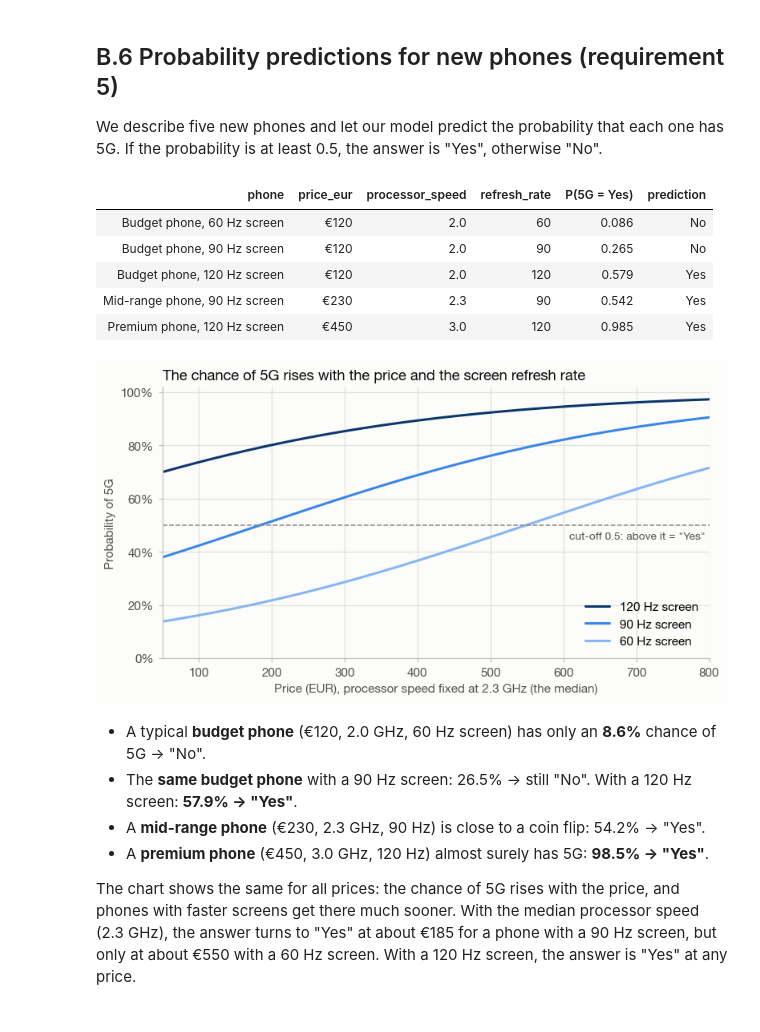
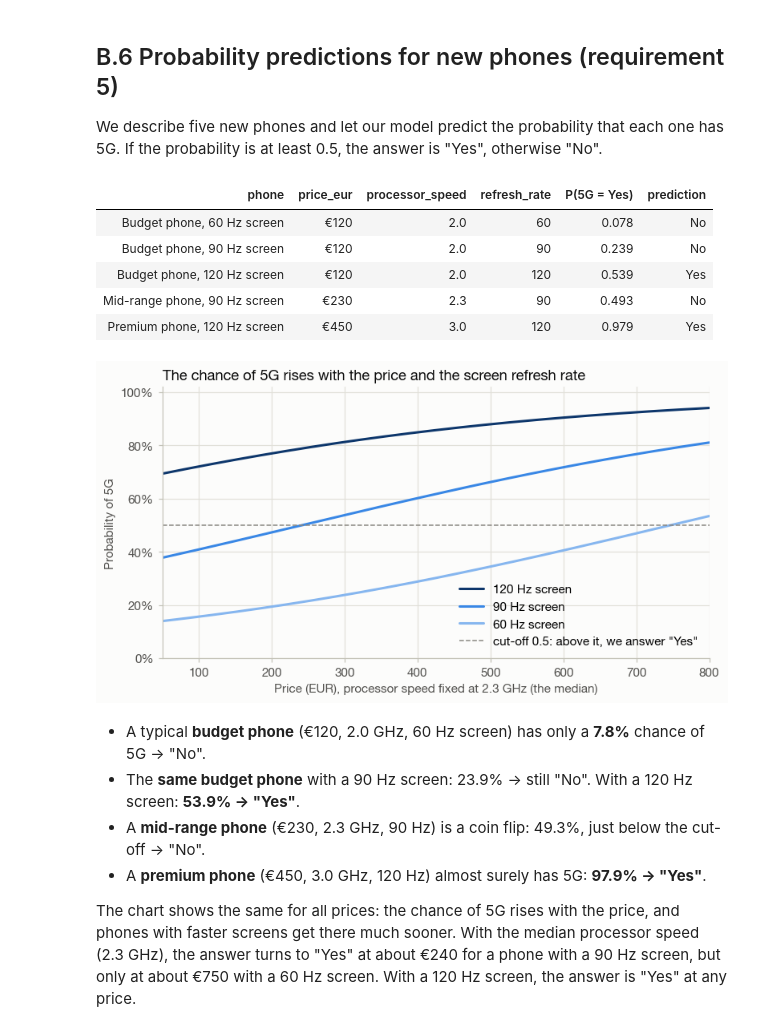
Before and after one commit to alexklep04-bit/smartphone-market-analysis, a Jupyter notebook: Task3_Regression.ipynb, the cells around one changed output. Saved outputs shown, nothing was run; the diff lists cells and outputs as text; code cells hidden in the pictures.

```diff
--- a/Task3_Regression.ipynb
+++ b/Task3_Regression.ipynb
@@ -90,9 +82,0 @@ We correct them here. The Sony Xperia L5 5G also has "5G" in its name, but its H
-# %%
-wrong_5g = ["Apple iPhone 15", "Tecno Pova Neo 5G", "Sharp Aquos R5G"]
-display(df.loc[df["model"].isin(wrong_5g), ["model", "price_eur", "processor_brand", "has_5g"]]
-          .style.format({"price_eur": "€{:,.0f}"}).hide(axis="index"))
-
-before = df["has_5g"].mean()
-df.loc[df["model"].isin(wrong_5g), "has_5g"] = 1
-df["has_5g_label"] = np.where(df["has_5g"] == 1, "Yes", "No")
-print(f"Share of 5G phones: {before:.1%} before the fix, {df['has_5g'].mean():.1%} after")
@@ -736,39 +727,37 @@ new_phones_5g["prediction"] = np.where(new_phones_5g["P(5G = Yes)"] >= 0.5, "Yes
     .style.format({"price_eur": "€{:,.0f}", "processor_speed": "{:.1f}", "P(5G = Yes)": "{:.3f}"}).hide(axis="index"))
 # %% [output]
 | phone | price_eur | processor_speed | refresh_rate | P(5G = Yes) | prediction |
-| Budget phone, 60 Hz screen | €120 | 2.0 | 60 | 0.086 | No |
-| Budget phone, 90 Hz screen | €120 | 2.0 | 90 | 0.265 | No |
-| Budget phone, 120 Hz screen | €120 | 2.0 | 120 | 0.579 | Yes |
-| Mid-range phone, 90 Hz screen | €230 | 2.3 | 90 | 0.542 | Yes |
-| Premium phone, 120 Hz screen | €450 | 3.0 | 120 | 0.985 | Yes |
+| Budget phone, 60 Hz screen | €120 | 2.0 | 60 | 0.078 | No |
+| Budget phone, 90 Hz screen | €120 | 2.0 | 90 | 0.239 | No |
+| Budget phone, 120 Hz screen | €120 | 2.0 | 120 | 0.539 | Yes |
+| Mid-range phone, 90 Hz screen | €230 | 2.3 | 90 | 0.493 | No |
+| Premium phone, 120 Hz screen | €450 | 3.0 | 120 | 0.979 | Yes |
 # %%
 speed = df["processor_speed"].median()
 prices = np.linspace(50, 800, 200)
 fig, ax = plt.subplots(figsize=(8, 4))
 # Light to dark blue: the darker the line, the faster the screen
 for hz, color in [(120, "#0d366b"), (90, "#3987e5"), (60, "#86b6ef")]:
     grid = pd.DataFrame({"price_100eur": prices / 100, "processor_speed": speed, "refresh_rate": hz})
     ax.plot(prices, log_model.predict(grid), color=color, label=f"{hz} Hz screen")
-ax.axhline(0.5, color=MUTED, linewidth=1, linestyle="--")
-ax.annotate("cut-off 0.5: above it = \"Yes\"", (795, 0.5), xytext=(0, -5), textcoords="offset points",
-            ha="right", va="top", fontsize=9, color=INK2)
+ax.axhline(0.5, color=MUTED, linewidth=1, linestyle="--", label="cut-off 0.5: above it, we answer \"Yes\"")
 ax.set_xlabel(f"Price (EUR), processor speed fixed at {speed:.1f} GHz (the median)")
 ax.set_ylabel("Probability of 5G")
 ax.yaxis.set_major_formatter(PercentFormatter(xmax=1, decimals=0))
 ax.set_xlim(50, 800); ax.set_ylim(0, 1.02)
 ax.set_title("The chance of 5G rises with the price and the screen refresh rate")
 ax.legend(loc="lower right")
 save(fig, "t3_06_5g_probability")
 plt.show()
 # %% [output]
-[figure, old version]
+[figure, new version]
 # %% [markdown]
-- A typical **budget phone** (€120, 2.0 GHz, 60 Hz screen) has only an **8.6%** chance of 5G → "No".
-- The **same budget phone** with a 90 Hz screen: 26.5% → still "No". With a 120 Hz screen: **57.9% → "Yes"**.
-- A **mid-range phone** (€230, 2.3 GHz, 90 Hz) is close to a coin flip: 54.2% → "Yes".
-- A **premium phone** (€450, 3.0 GHz, 120 Hz) almost surely has 5G: **98.5% → "Yes"**.
+- A typical **budget phone** (€120, 2.0 GHz, 60 Hz screen) has only a **7.8%** chance of 5G → "No".
+- The **same budget phone** with a 90 Hz screen: 23.9% → still "No". With a 120 Hz screen: **53.9% → "Yes"**.
+- A **mid-range phone** (€230, 2.3 GHz, 90 Hz) is a coin flip: 49.3%, just below the cut-off → "No".
+- A **premium phone** (€450, 3.0 GHz, 120 Hz) almost surely has 5G: **97.9% → "Yes"**.
 
-The chart shows the same for all prices: the chance of 5G rises with the price, and phones with faster screens get there much sooner. With the median processor speed (2.3 GHz), the answer turns to "Yes" at about €185 for a phone with a 90 Hz screen, but only at about €550 with a 60 Hz screen. With a 120 Hz screen, the answer is "Yes" at any price.
+The chart shows the same for all prices: the chance of 5G rises with the price, and phones with faster screens get there much sooner. With the median processor speed (2.3 GHz), the answer turns to "Yes" at about €240 for a phone with a 90 Hz screen, but only at about €750 with a 60 Hz screen. With a 120 Hz screen, the answer is "Yes" at any price.
 # %% [markdown]
 ## B.7 Conclusion of Part B
 
```
Also changed, not shown: parts of 46 cells of this notebook, 26 other files.
